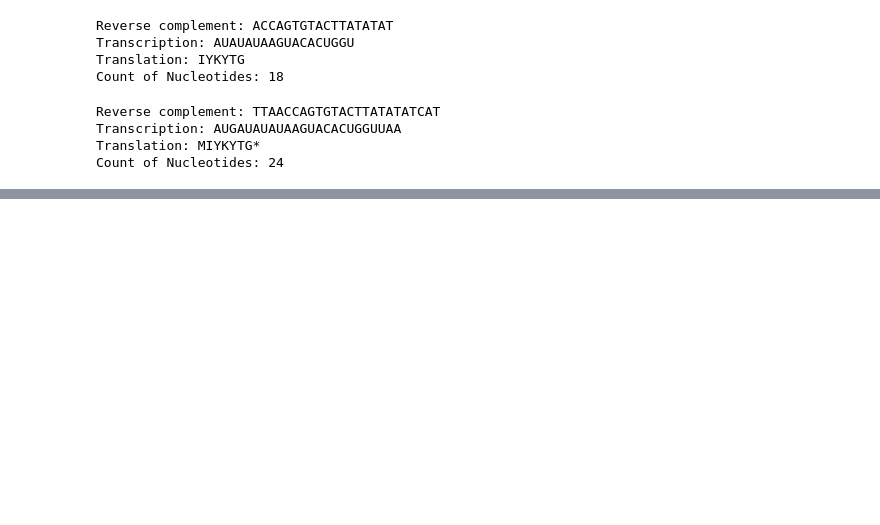
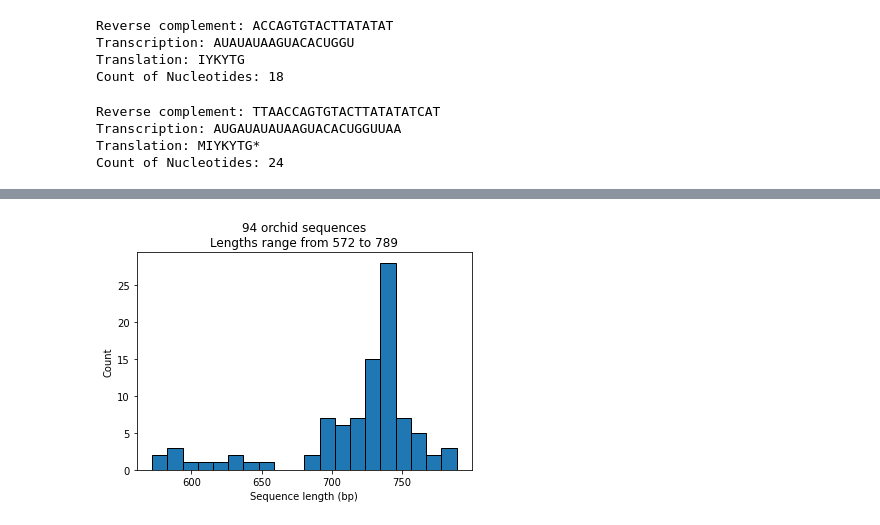
Before and after one commit to michaelremington2/Intro-to-Bioinformatics-Python, a Jupyter notebook: biopython.ipynb, the cells around one changed output, grey strips where cells are left out. Saved outputs shown, nothing was run; the diff lists cells and outputs as text; code cells hidden in the pictures; blank space fills up the shorter version.

```diff
--- a/biopython.ipynb
+++ b/biopython.ipynb
@@ -92,0 +263,6 @@ print("Sequence:", seq_record.seq)
+# %%
+# Sequential Parsing
+fasta_fp = "data/orchid.fasta"
+
+for record in SeqIO.parse(fasta_fp, "fasta"):
+    print(f"ID: {record.id}, Length: {len(record.seq)}")
@@ -92,0 +321,14 @@ print("Sequence:", seq_record.seq)
+# %%
+# Analyzing many Sequences!
+sizes = [len(rec) for rec in SeqIO.parse(fasta_fp, "fasta")]
+plt.hist(sizes, bins=20, edgecolor="black")
+
+# Add a title and labels
+plt.title(f"{len(sizes)} orchid sequences\nLengths range from {min(sizes)} to {max(sizes)}")
+plt.xlabel("Sequence length (bp)")
+plt.ylabel("Count")
+
+# Show the plot
+plt.show()
+# %% [output]
+[figure, added]
```
Also changed, not shown: parts of 20 cells of this notebook, 1 other file.
